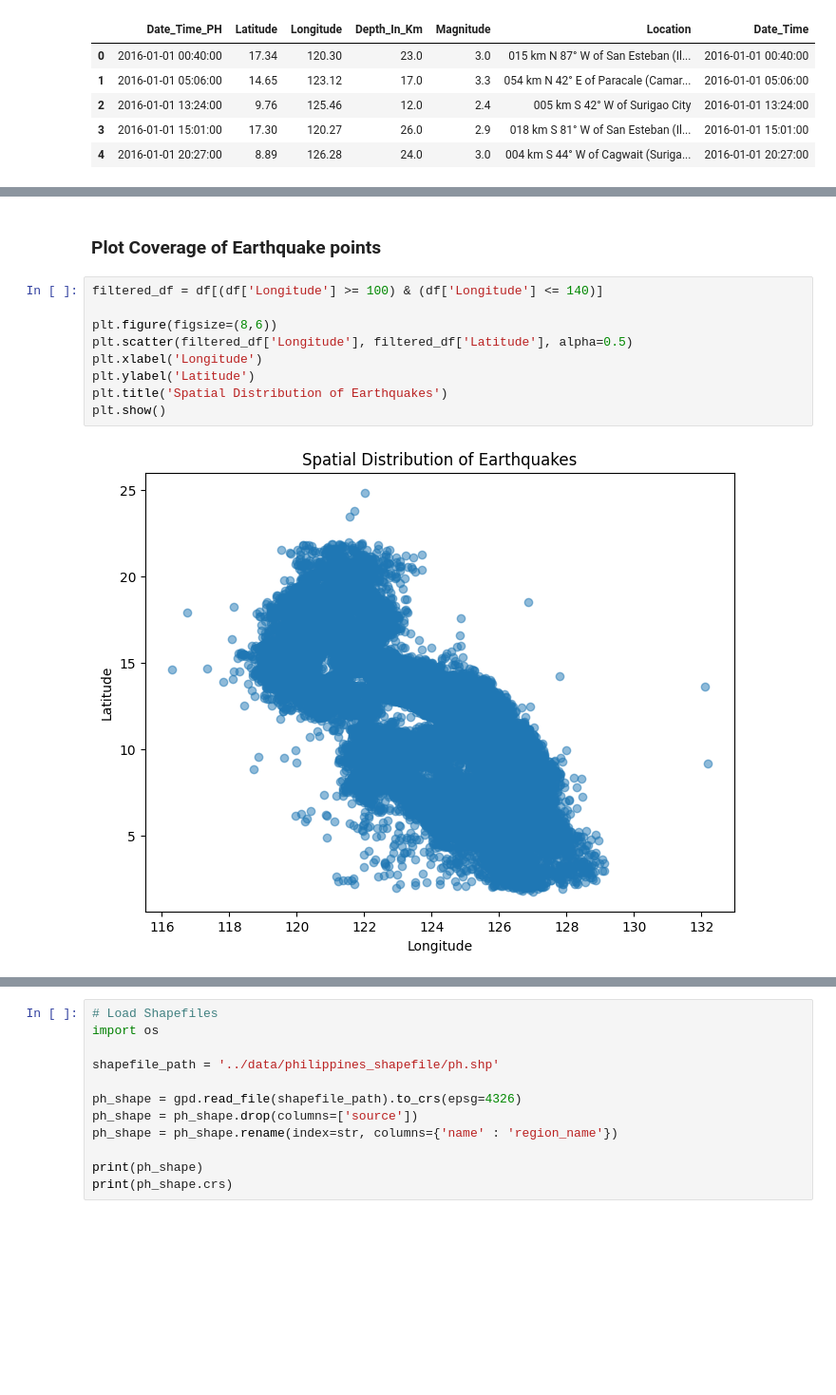
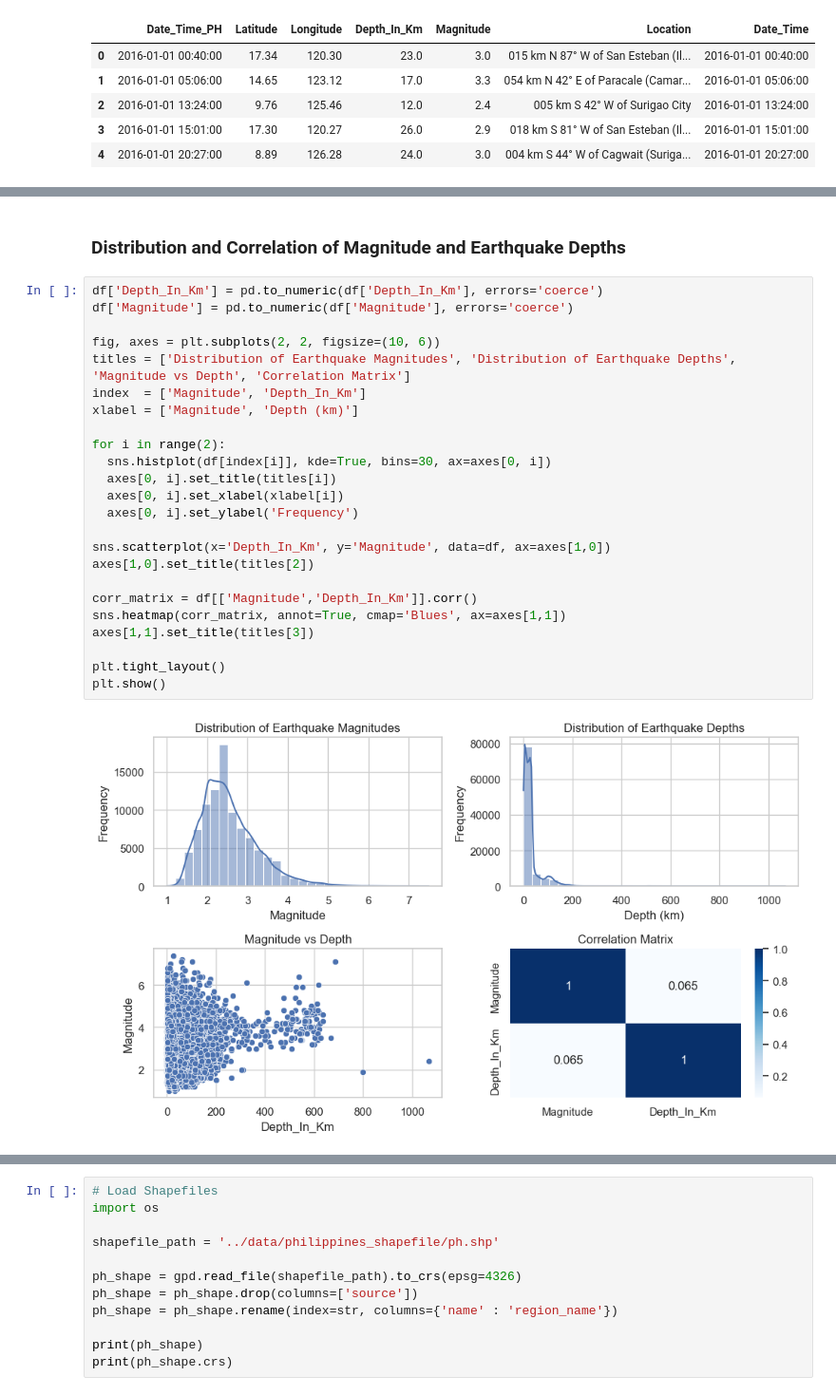
Before and after one commit to nic0-dev/ph-earthquake-clusters, a Jupyter notebook: notebooks/01_data_exploration.ipynb, the cells around one changed output, grey strips where cells are left out. Shown at 95% size. Cells and saved outputs as stored; diff of their text form; blank space fills up the shorter version.

```diff
--- a/notebooks/01_data_exploration.ipynb
+++ b/notebooks/01_data_exploration.ipynb
@@ -109,14 +78,29 @@ plt.show()
-# %% [markdown]
-### **Plot Coverage of Earthquake points**
-# %%
-filtered_df = df[(df['Longitude'] >= 100) & (df['Longitude'] <= 140)]
-
-plt.figure(figsize=(8,6))
-plt.scatter(filtered_df['Longitude'], filtered_df['Latitude'], alpha=0.5)
-plt.xlabel('Longitude')
-plt.ylabel('Latitude')
-plt.title('Spatial Distribution of Earthquakes')
-plt.show()
-# %% [output]
-[figure, removed]
+# %% [markdown]
+### **Distribution and Correlation of Magnitude and Earthquake Depths**
+# %%
+df['Depth_In_Km'] = pd.to_numeric(df['Depth_In_Km'], errors='coerce')
+df['Magnitude'] = pd.to_numeric(df['Magnitude'], errors='coerce')
+
+fig, axes = plt.subplots(2, 2, figsize=(10, 6))
+titles = ['Distribution of Earthquake Magnitudes', 'Distribution of Earthquake Depths', 'Magnitude vs Depth', 'Correlation Matrix']
+index  = ['Magnitude', 'Depth_In_Km']
+xlabel = ['Magnitude', 'Depth (km)']
+
+for i in range(2):
+  sns.histplot(df[index[i]], kde=True, bins=30, ax=axes[0, i])
+  axes[0, i].set_title(titles[i])
+  axes[0, i].set_xlabel(xlabel[i])
+  axes[0, i].set_ylabel('Frequency')
+
+sns.scatterplot(x='Depth_In_Km', y='Magnitude', data=df, ax=axes[1,0])
+axes[1,0].set_title(titles[2])
+
+corr_matrix = df[['Magnitude','Depth_In_Km']].corr()
+sns.heatmap(corr_matrix, annot=True, cmap='Blues', ax=axes[1,1])
+axes[1,1].set_title(titles[3])
+
+plt.tight_layout()
+plt.show()
+# %% [output]
+[figure, added]
 # %% [markdown]
```
Also changed, not shown: parts of 21 cells of this notebook.
